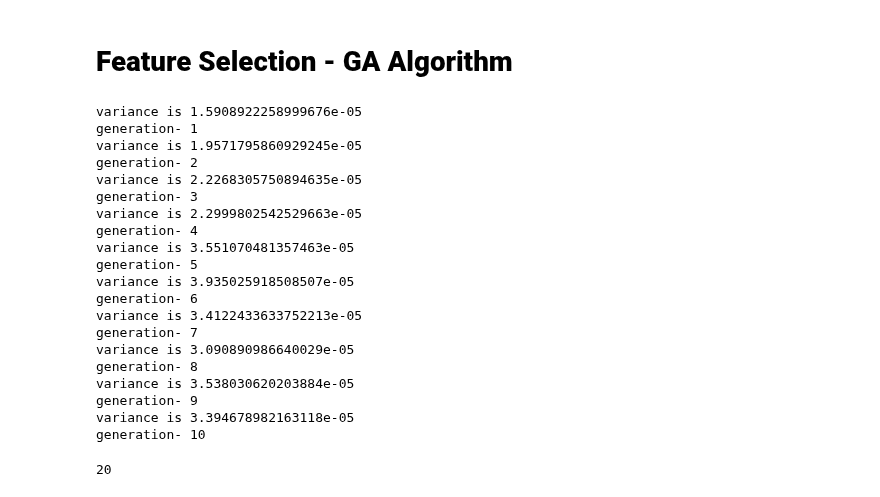
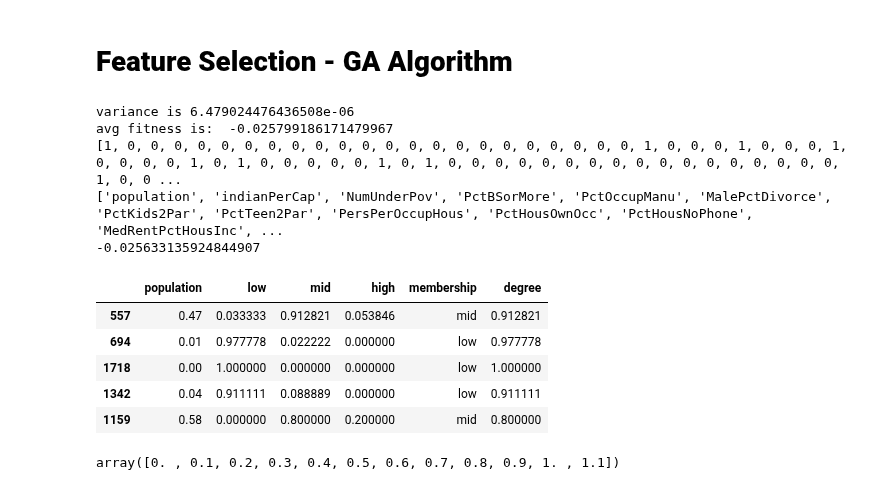
Before and after one commit to yeesem/Soft-Computing, a Jupyter notebook: Soft_Computing_Assignment_1_Fuzzy_Logic.ipynb, the cells around one changed output. Saved outputs shown, nothing was run; the diff lists cells and outputs as text; code cells hidden in the pictures.

```diff
--- a/Soft_Computing_Assignment_1_Fuzzy_Logic.ipynb
+++ b/Soft_Computing_Assignment_1_Fuzzy_Logic.ipynb
@@ -368,7 +368,7 @@ def genetic_algo(data,features,target,population_size,tol_level,top_number):
 # %%
 #running the algorithm
 df = pd.concat([X_train,y_train],axis = 1)
-top_features, best_score = genetic_algo(df,X_train, y_train,100,0.000005,10 )
+top_features, best_score = genetic_algo(df,X_train, y_train,100,0.00002,15)
 
 #printing top features selected through genetic algorithm
 i = 0
@@ -381,30 +381,60 @@ print(top_features)
 print(list_of_features)
 print(best_score)
 # %% [output]
-variance is 1.5908922258999676e-05
-generation- 1
-variance is 1.9571795860929245e-05
-generation- 2
-variance is 2.2268305750894635e-05
-generation- 3
-variance is 2.2999802542529663e-05
-generation- 4
-variance is 3.551070481357463e-05
-generation- 5
-variance is 3.935025918508507e-05
-generation- 6
-variance is 3.4122433633752213e-05
-generation- 7
-variance is 3.090890986640029e-05
-generation- 8
-variance is 3.538030620203884e-05
-generation- 9
-variance is 3.394678982163118e-05
-generation- 10
+variance is 6.479024476436508e-06
+avg fitness is:  -0.025799186171479967
+[1, 0, 0, 0, 0, 0, 0, 0, 0, 0, 0, 0, 0, 0, 0, 0, 0, 0, 0, 0, 0, 0, 0, 1, 0, 0, 0, 1, 0, 0, 0, 1, 0, 0, 0, 0, 1, 0, 1, 0, 0, 0, 0, 0, 1, 0, 1, 0, 0, 0, 0, 0, 0, 0, 0, 0, 0, 0, 0, 0, 0, 0, 0, 0, 1, 0, 0 ...
+['population', 'indianPerCap', 'NumUnderPov', 'PctBSorMore', 'PctOccupManu', 'MalePctDivorce', 'PctKids2Par', 'PctTeen2Par', 'PersPerOccupHous', 'PctHousOwnOcc', 'PctHousNoPhone', 'MedRentPctHousInc', ...
+-0.025633135924844907
+# %%
+class Fuzzify(object):
+  def __init__(self,data_series,Min,Max,Mid):
+    self.data = data_series
+    self.feature = feature
+    self.low = Min
+    self.high = Max
+    self.mid = Mid
+    self.universe = np.arange(np.floor(self.low),np.ceil(self.high)+0.2,  0.1)
+    self.trimf_low = fuzz.trimf(self.universe,[self.low,self.low,self.mid])
+    self.trimf_mid = fuzz.trimf(self.universe,[self.low,self.mid,self.high+0.1])
+    self.trimf_high = fuzz.trimf(self.universe,[self.mid,self.high+0.1,self.high+0.1])
+
+  def get_universe(self):
+    return self.universe
+
+  #Assign fuzzy membership to each observation in the data series
+  #and return a dataframe
+  def get_membership(self):
+    new_df= pd.DataFrame(self.data)
+    new_df['low'] = fuzz.interp_membership(self.universe,self.trimf_low,self.data)
+    new_df['mid'] = fuzz.interp_membership(self.universe,self.trimf_mid,self.data)
+    new_df['high'] = fuzz.interp_membership(self.universe,self.trimf_high,self.data)
+    new_df['membership'] = new_df.loc[:,['low','mid','high']].idxmax(axis = 1)
+    new_df['degree'] = new_df.loc[:,['low','mid','high']].max(axis = 1)
+    return new_df
+# %%
+feature1 = X_train[list_of_features[0]].loc[:]
+feature1_min = feature1.min()
+feature1_max = feature1.max()
+feature1_mid = np.median(np.arange(feature1_min,feature1_max,0.1))
+
+feature1_object = Fuzzify(feature1,feature1_min,feature1_max,feature1_mid)
+fuzzified_feature1 = feature1_object.get_membership()
+
+fuzzified_feature1.head()
+# %% [output]
+|  | population | low | mid | high | membership | degree |
+| 557 | 0.47 | 0.033333 | 0.912821 | 0.053846 | mid | 0.912821 |
+| 694 | 0.01 | 0.977778 | 0.022222 | 0.000000 | low | 0.977778 |
+| 1718 | 0.00 | 1.000000 | 0.000000 | 0.000000 | low | 1.000000 |
+| 1342 | 0.04 | 0.911111 | 0.088889 | 0.000000 | low | 0.911111 |
+| 1159 | 0.58 | 0.000000 | 0.800000 | 0.200000 | mid | 0.800000 |
+# %%
+feature1_object.get_graph()
+# %% [output]
+array([0. , 0.1, 0.2, 0.3, 0.4, 0.5, 0.6, 0.7, 0.8, 0.9, 1. , 1.1])
 # %%
 len(list_of_features)
-# %% [output]
-20
 # %%
 #Normalization (maybe)
 # %%
```
Also changed, not shown: parts of 1 cell of this notebook.
